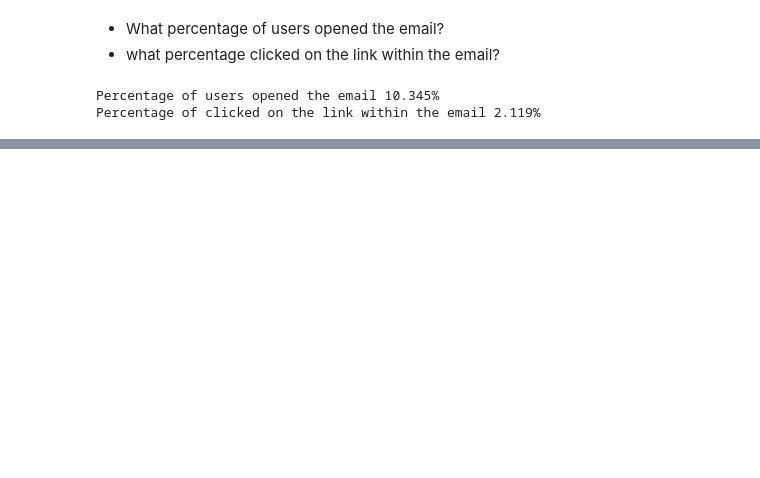
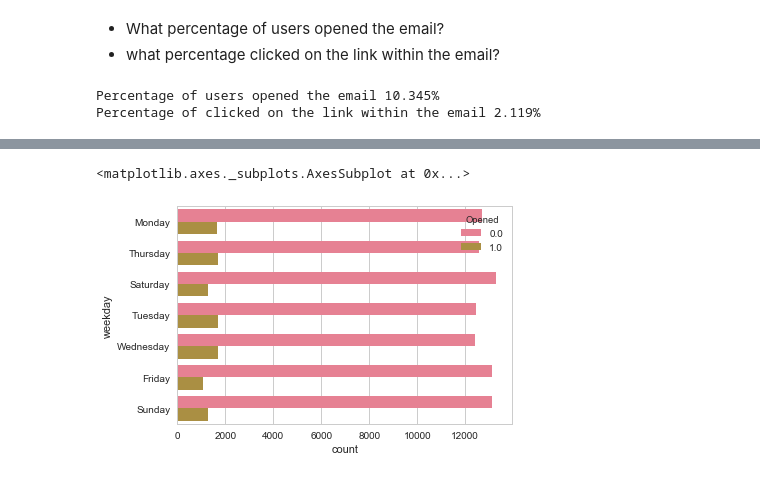
Before and after one commit to dipalira/DS-Challenges, a Jupyter notebook: Email Campaign/Email Marketing Challenge.ipynb, the cells around one changed output, grey strips where cells are left out. Saved outputs shown, nothing was run; the diff lists cells and outputs as text; code cells hidden in the pictures; blank space fills up the shorter version.

```diff
--- a/Email Campaign/Email Marketing Challenge.ipynb
+++ b/Email Campaign/Email Marketing Challenge.ipynb
@@ -39,0 +51,6 @@ Percentage of clicked on the link within the email 2.119%
+# %%
+#Users according to weekday
+sns.countplot(y="weekday",hue = "Opened", data=df)
+# %% [output]
+<matplotlib.axes._subplots.AxesSubplot at 0x...>
+[figure, added]
```
Also changed, not shown: parts of 9 cells of this notebook.
